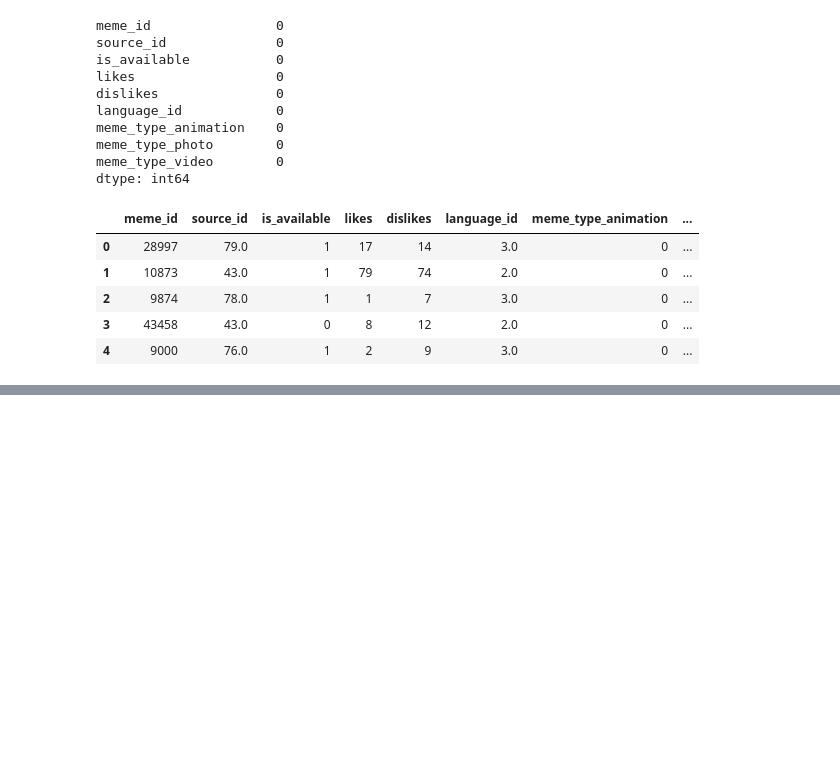
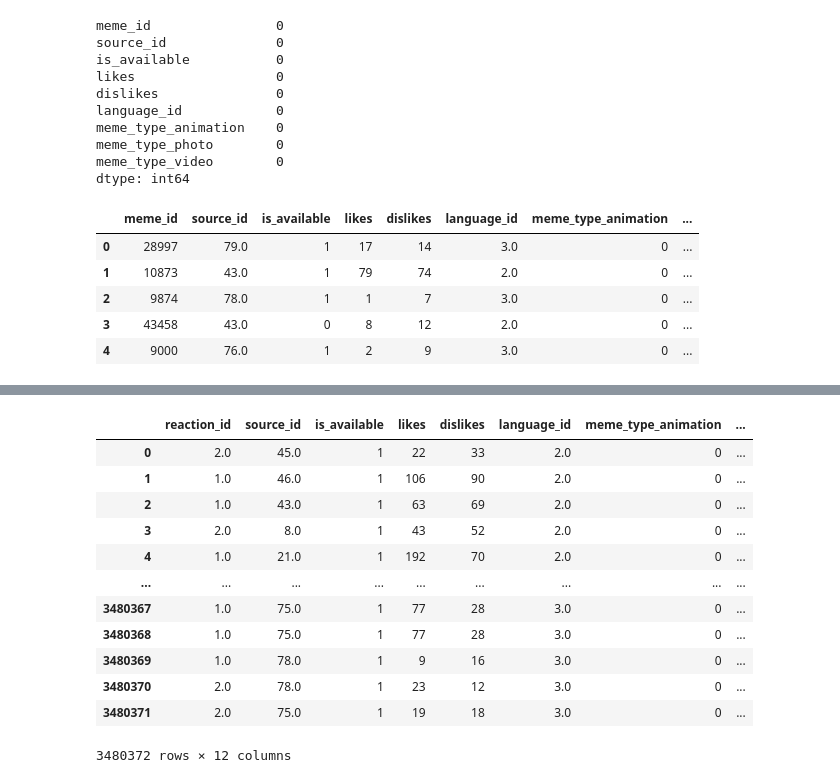
Before and after one commit to qwizor1337/Learning_with_D, a Jupyter notebook: 02/04_02/Vadim_0402_HW.ipynb, the cells around one changed output, grey strips where cells are left out. Drawn from its saved outputs; the diff is of its cells as text; code cells hidden in the pictures; blank space fills up the shorter version.

```diff
--- a/02/04_02/Vadim_0402_HW.ipynb
+++ b/02/04_02/Vadim_0402_HW.ipynb
@@ -9,7 +9,7 @@ Drive already mounted at /content/drive; to attempt to forcibly remount, call dr
 import pandas as pd
 import numpy as np
 # %%
-path = 'drive/MyDrive/meme'
+path = 'drive/MyDrive/DS/meme'
 # %%
 event = pd.read_csv(path+'/danila_event.csv')
 # %%
@@ -744,0 +781,19 @@ meme_df.head() # готовый датафрейм
+# %%
+event_meme = pd.merge(event_df, meme_df, on = 'meme_id')
+event_meme_user = pd.merge(event_meme, user_df, on = 'user_id')
+event_meme_user.drop(['meme_id', 'user_id'], axis = 1, inplace = True)
+event_meme_user
+# %% [output]
+|  | reaction_id | source_id | is_available | likes | dislikes | language_id | meme_type_animation | ... |
+| 0 | 2.0 | 45.0 | 1 | 22 | 33 | 2.0 | 0 | ... |
+| 1 | 1.0 | 46.0 | 1 | 106 | 90 | 2.0 | 0 | ... |
+| 2 | 1.0 | 43.0 | 1 | 63 | 69 | 2.0 | 0 | ... |
+| 3 | 2.0 | 8.0 | 1 | 43 | 52 | 2.0 | 0 | ... |
+| 4 | 1.0 | 21.0 | 1 | 192 | 70 | 2.0 | 0 | ... |
+| ... | ... | ... | ... | ... | ... | ... | ... | ... |
+| 3480367 | 1.0 | 75.0 | 1 | 77 | 28 | 3.0 | 0 | ... |
+| 3480368 | 1.0 | 75.0 | 1 | 77 | 28 | 3.0 | 0 | ... |
+| 3480369 | 1.0 | 78.0 | 1 | 9 | 16 | 3.0 | 0 | ... |
+| 3480370 | 2.0 | 78.0 | 1 | 23 | 12 | 3.0 | 0 | ... |
+| 3480371 | 2.0 | 75.0 | 1 | 19 | 18 | 3.0 | 0 | ... |
+3480372 rows × 12 columns
```
Also changed, not shown: parts of 26 cells of this notebook.
